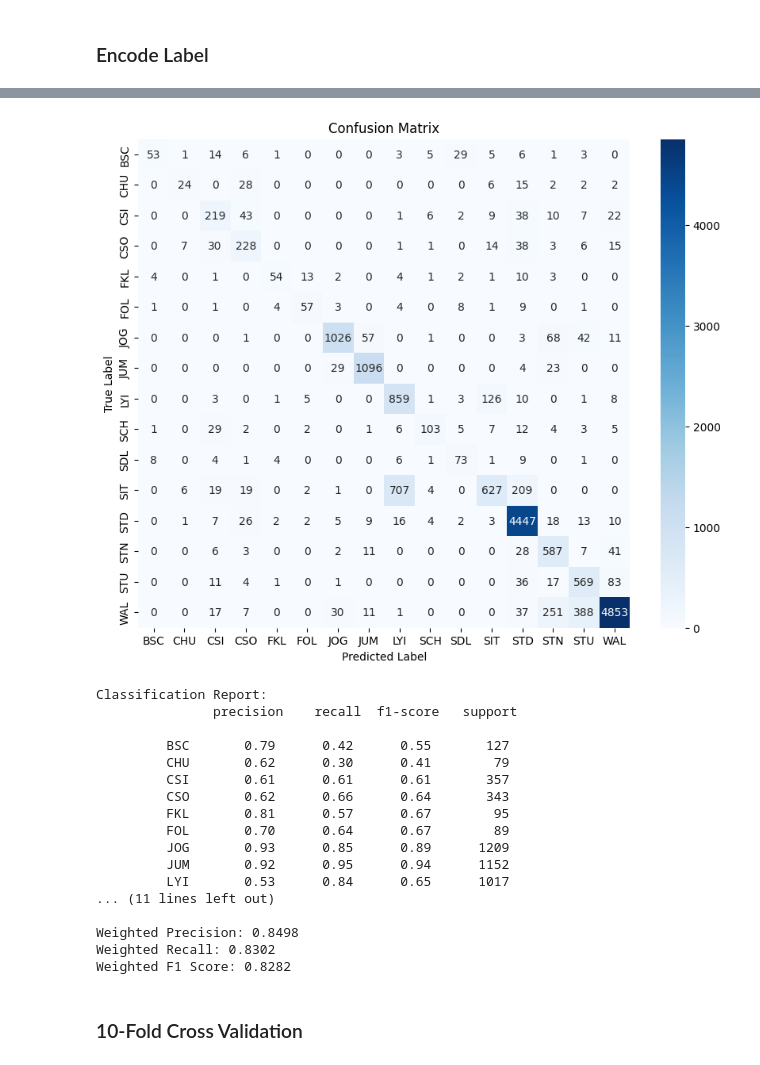
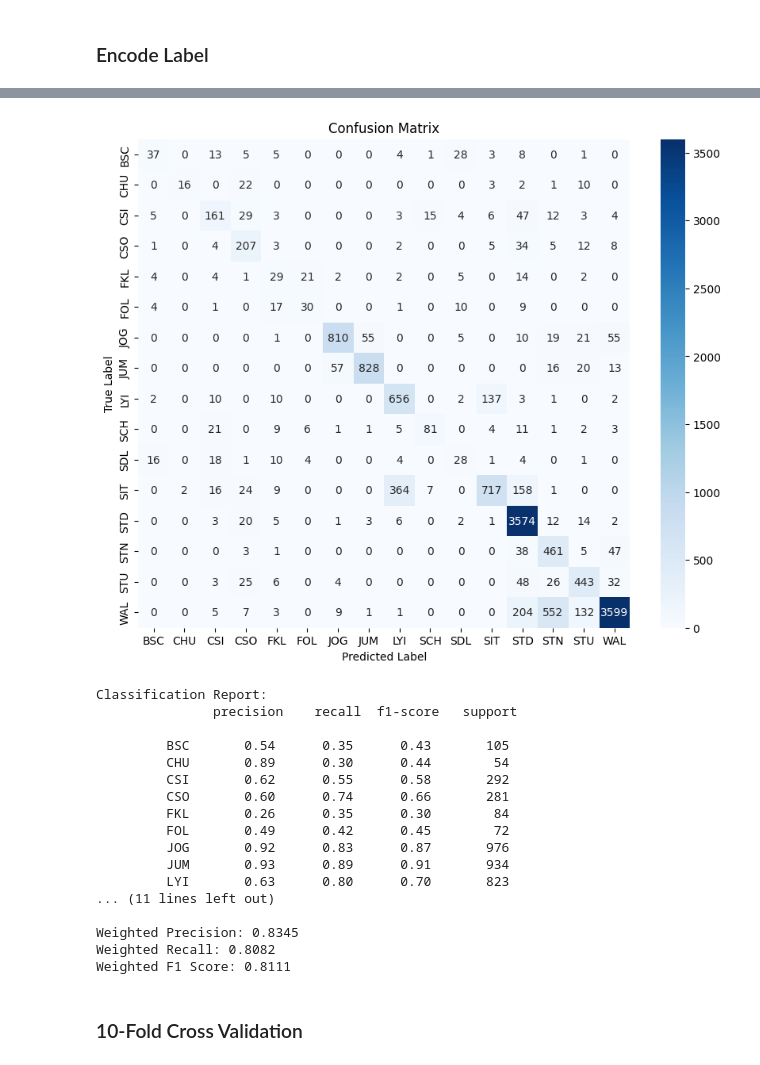
Before and after one commit to ronydebnath/ilab-group-12-1-fall-detection, a Jupyter notebook: notebooks/CNN/CNN.ipynb, the cells around one changed output, grey strips where cells are left out. Saved outputs shown, nothing was run; the diff lists cells and outputs as text; code cells hidden in the pictures.

```diff
--- a/notebooks/CNN/CNN.ipynb
+++ b/notebooks/CNN/CNN.ipynb
@@ -53,9 +46,9 @@ NameError: name 'y_train_series' is not defined
 # %% [markdown]
 ### Segment into Windows
 # %%
-sensor_cols = ['acc_x', 'acc_y', 'acc_z', 'gyro_x', 'gyro_y', 'gyro_z']
+sensor_cols = ['acc_x', 'acc_y', 'acc_z', 'gyro_x', 'gyro_y', 'gyro_z', 'azimuth','pitch','roll']
 
-def create_windows(X, y, window_size=50, step_size=40):
+def create_windows(X, y, window_size=125, step_size=62): # 2.5 sec with 50% overlapping window
     X_windows, y_windows = [], []
 
     for start in range(0, len(X) - window_size + 1, step_size):
@@ -100,29 +110,36 @@ from tensorflow.keras.optimizers import Adam
 # %%
 import tensorflow as tf
 from tensorflow.keras.models import Sequential
-from tensorflow.keras.layers import Conv1D, MaxPooling1D,GlobalAveragePooling1D, LSTM, Dense, Dropout
+from tensorflow.keras.layers import Conv1D, MaxPooling1D,GlobalAveragePooling1D, LSTM, Dense, Dropout, Flatten
 from tensorflow.keras.optimizers import Adam
 
 
-# Define the input shape (e.g., 25 time steps, 6 channels)
 input_shape = (X_train_windows.shape[1], X_train_windows.shape[2])
-num_classes = len(set(y_train_windows_encoded))  # Should be 15 based on your labels
+num_classes = len(set(y_train_windows_encoded))
 
 model = Sequential([
     # First convolutional block
-    Conv1D(filters=64, kernel_size=3, activation='relu', input_shape=input_shape),
+    Conv1D(filters=64, kernel_size=5, activation='relu', input_shape=input_shape),
     # Second convolutional block
-    Conv1D(filters=128, kernel_size=3, activation='relu'),
-    # Apply max pooling to reduce sequence length and capture dominant features
-    MaxPooling1D(pool_size=2),
+    Conv1D(filters=64, kernel_size=5, activation='relu'),
     # Third convolutional block
-    Conv1D(filters=128, kernel_size=3, activation='relu'),
-    # Global average pooling to flatten the tensor for the dense layer
-    GlobalAveragePooling1D(),
-    # Fully connected (dense) layer with dropout
-    Dense(64, activation='relu'),
+    Conv1D(filters=64, kernel_size=5, activation='relu'),
+    # Fourth convolutional block
+    Conv1D(filters=64, kernel_size=5, activation='relu'),
+
+    # Flatten before Dense
+    Flatten(),
+
+    # First fully connected (dense) block
     Dropout(0.5),
-    # Output layer: softmax activation for multi-class classification
+    Dense(128, activation='relu'),
+
+     # Second fully connected (dense) block
+    Dropout(0.5),
+    Dense(128, activation='relu'),
+
+    # Final output layer
+    Dropout(0.5),
     Dense(num_classes, activation='softmax')
 ])
 
@@ -214,11 +246,7 @@ def evaluate_model(model, X_test, y_test, label_classes=None, plot_confusion_mat
 
     return metrics
 # %%
-label_classes = [
-    'BSC', 'CHU', 'CSI', 'CSO', 'FKL', 'FOL',
-    'JOG', 'JUM', 'LYI', 'SCH', 'SDL', 'SIT',
-    'STD', 'STN', 'STU', 'WAL'
-]
+label_classes = le.classes_.tolist()
 
 metrics = evaluate_model(model, X_test_windows, y_test_windows_encoded, label_classes=label_classes)
 # %% [output]
@@ -228,21 +256,21 @@ Test Accuracy: 0.8302
-[figure, old version]
+[figure, new version]
 Classification Report:
                precision    recall  f1-score   support
 
-         BSC       0.79      0.42      0.55       127
-         CHU       0.62      0.30      0.41        79
-         CSI       0.61      0.61      0.61       357
-         CSO       0.62      0.66      0.64       343
-         FKL       0.81      0.57      0.67        95
-         FOL       0.70      0.64      0.67        89
-         JOG       0.93      0.85      0.89      1209
-         JUM       0.92      0.95      0.94      1152
-         LYI       0.53      0.84      0.65      1017
+         BSC       0.54      0.35      0.43       105
+         CHU       0.89      0.30      0.44        54
+         CSI       0.62      0.55      0.58       292
+         CSO       0.60      0.74      0.66       281
+         FKL       0.26      0.35      0.30        84
+         FOL       0.49      0.42      0.45        72
+         JOG       0.92      0.83      0.87       976
+         JUM       0.93      0.89      0.91       934
+         LYI       0.63      0.80      0.70       823
 ... (11 lines left out)
 
-Weighted Precision: 0.8498
-Weighted Recall: 0.8302
-Weighted F1 Score: 0.8282
+Weighted Precision: 0.8345
+Weighted Recall: 0.8082
+Weighted F1 Score: 0.8111
 # %% [markdown]
 ### 10-Fold Cross Validation
 # %%
```
Also changed, not shown: parts of 11 cells of this notebook, 3 other files.
